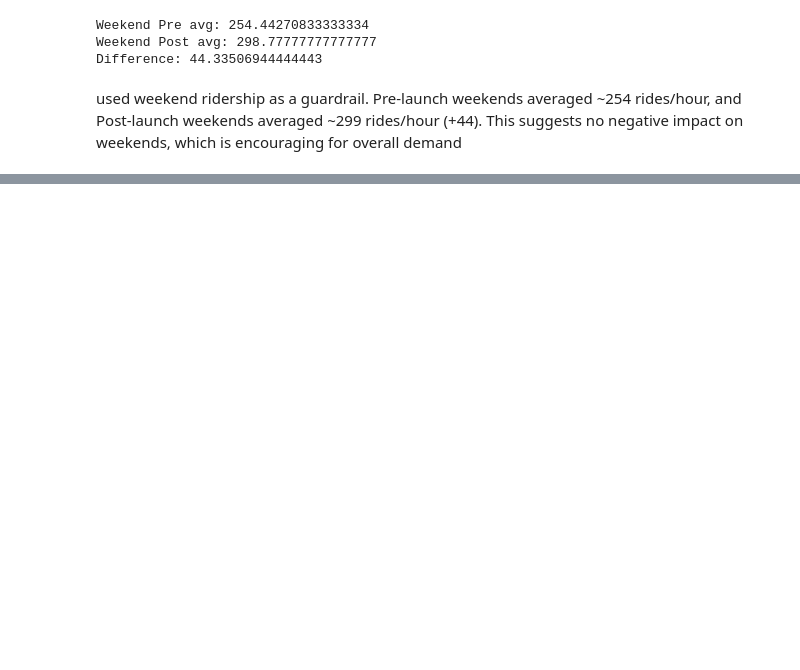
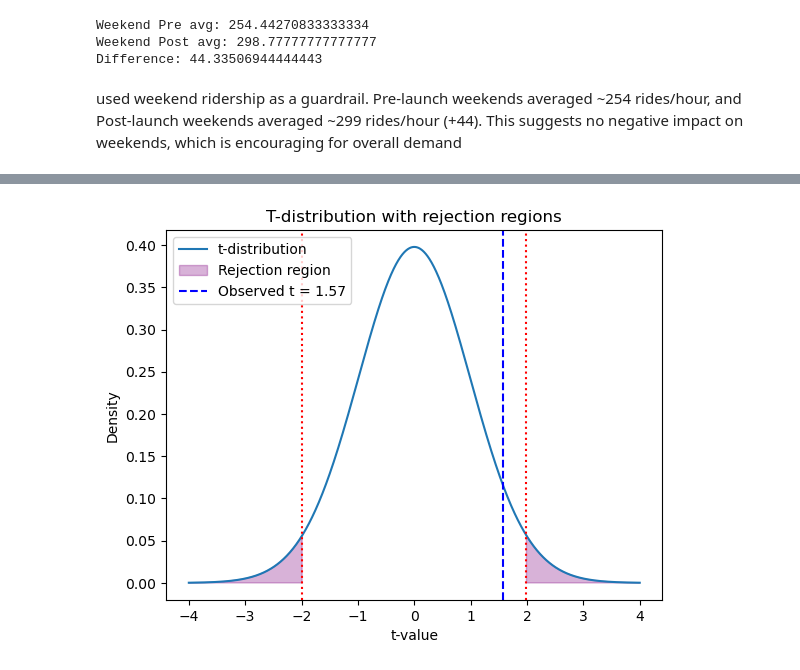
Before and after one commit to ayemaqu/Mod4_prj, a Jupyter notebook: notebooks/AB_Test.ipynb, the cells around one changed output, grey strips where cells are left out. Drawn from its saved outputs; the diff is of its cells as text; code cells hidden in the pictures; blank space fills up the shorter version.

```diff
--- a/notebooks/AB_Test.ipynb
+++ b/notebooks/AB_Test.ipynb
@@ -180,0 +266,27 @@ used weekend ridership as a guardrail. Pre-launch weekends averaged ~254 rides/h
+# %%
+# Parameters
+df = len(pre_bal) + len(post_bal) - 2  # degrees of freedom
+alpha = 0.05
+x = np.linspace(-4, 4, 1000)  # t-values
+y = t.pdf(x, df)
+
+# Critical values
+t_crit = t.ppf(1 - alpha/2, df)
+
+# Observed t-statistic (from my test)
+t_obs = t_stat  # you already have this
+
+# Plot
+plt.plot(x, y, label="t-distribution")
+plt.fill_between(x, y, where=(x > t_crit) | (x < -t_crit), color="purple", alpha=0.3, label="Rejection region")
+plt.axvline(t_obs, color="blue", linestyle="--", label=f"Observed t = {t_obs:.2f}")
+plt.axvline(-t_crit, color="red", linestyle=":")
+plt.axvline(t_crit, color="red", linestyle=":")
+
+plt.title("T-distribution with rejection regions")
+plt.xlabel("t-value")
+plt.ylabel("Density")
+plt.legend()
+plt.show()
+# %% [output]
+[figure, added]
```
Also changed, not shown: parts of 9 cells of this notebook.
